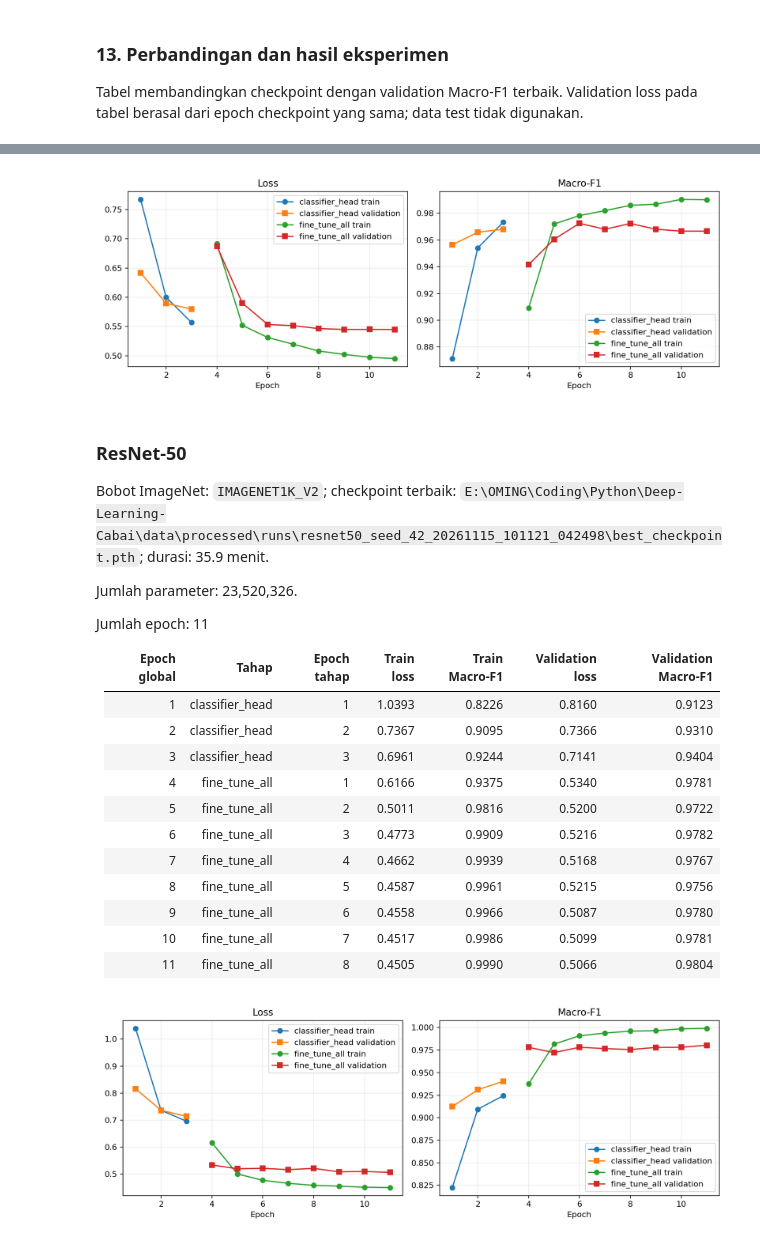
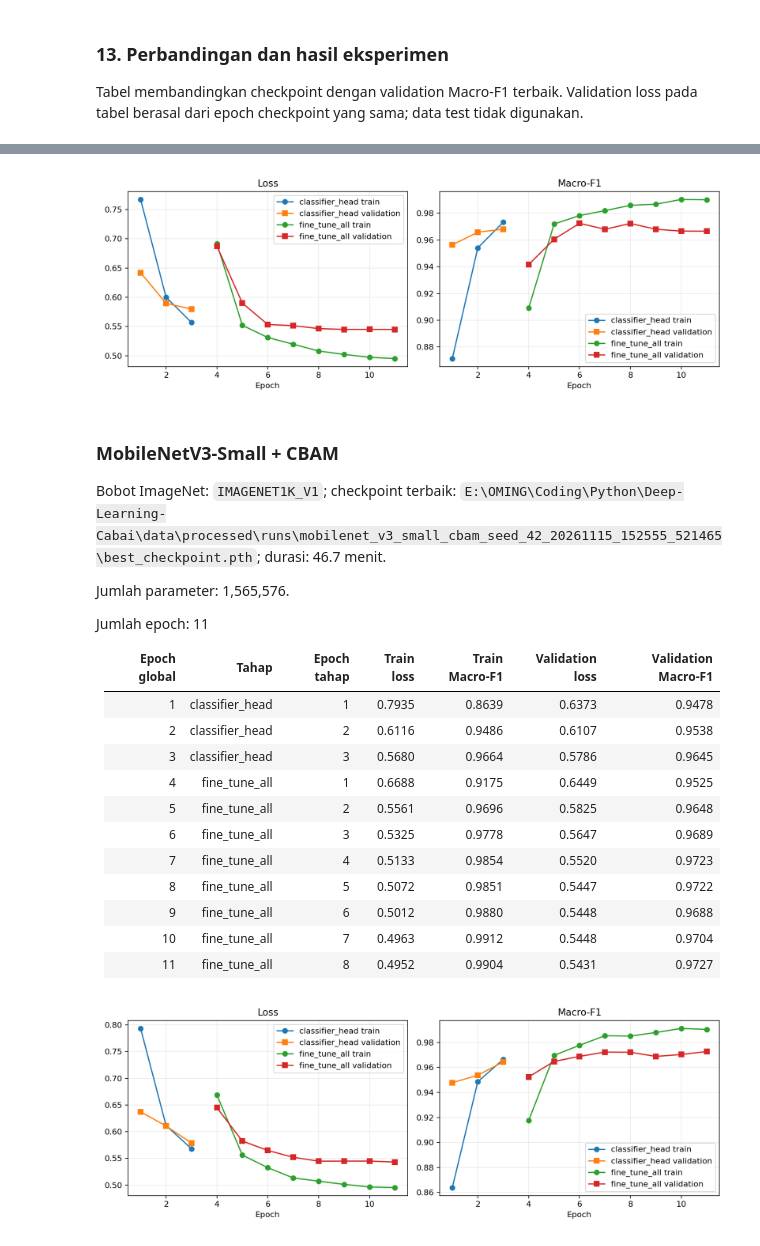
Before and after one commit to Mingoming/Deep-Learning-Cabai, a Jupyter notebook: Klasifikasi_Daun_Cabai.ipynb, the cells around one changed output, grey strips where cells are left out. Saved outputs shown, nothing was run; the diff lists cells and outputs as text; code cells hidden in the pictures.

```diff
--- a/Klasifikasi_Daun_Cabai.ipynb
+++ b/Klasifikasi_Daun_Cabai.ipynb
@@ -133,10 +133,12 @@ Semua citra menjadi RGB 224 x 224 dan dinormalisasi memakai mean/std bobot Mobil
 # %%
 MODEL_WEIGHTS = {
     "MobileNetV3-Small": MobileNet_V3_Small_Weights.IMAGENET1K_V1,
+    "MobileNetV3-Small + CBAM": MobileNet_V3_Small_Weights.IMAGENET1K_V1,
     "ResNet-50": ResNet50_Weights.IMAGENET1K_V2,
     "EfficientNet-B0": EfficientNet_B0_Weights.IMAGENET1K_V1,
 }
 MODEL_SLUGS = {
+    "MobileNetV3-Small + CBAM": "mobilenet_v3_small_cbam",
     "ResNet-50": "resnet50",
     "EfficientNet-B0": "efficientnet_b0",
 }
@@ -317,6 +369,8 @@ def run_epoch(
         classifier = model.fc if hasattr(model, "fc") else model.classifier
         model.eval()
         classifier.train()
+        if hasattr(model, "cbam"):
+            model.cbam.train()
 
     total_loss = 0.0
     total_samples = 0
@@ -381,9 +435,17 @@ def train_model(
         for parameter in model.parameters():
             parameter.requires_grad = not freeze_features
         if freeze_features:
-            for parameter in classifier.parameters():
-                parameter.requires_grad = True
-            trainable_parameters = classifier.parameters()
+            trainable_modules = [classifier]
+            if hasattr(model, "cbam"):
+                trainable_modules.append(model.cbam)
+            for module in trainable_modules:
+                for parameter in module.parameters():
+                    parameter.requires_grad = True
+            trainable_parameters = [
+                parameter
+                for module in trainable_modules
+                for parameter in module.parameters()
+            ]
         else:
             trainable_parameters = model.parameters()
 
@@ -664,6 +837,9 @@ def latest_completed_run(model_slug):
 
 experiment_dirs = {
     "MobileNetV3-Small": RUNS_DIR / f"mobilenet_v3_small_seed_{PILOT_SEED}",
+    "MobileNetV3-Small + CBAM": latest_completed_run(
+        MODEL_SLUGS["MobileNetV3-Small + CBAM"]
+    ),
     "ResNet-50": latest_completed_run(MODEL_SLUGS["ResNet-50"]),
     "EfficientNet-B0": latest_completed_run(MODEL_SLUGS["EfficientNet-B0"]),
 }
@@ -713,7 +889,7 @@ comparison_rows.extend(
     f"{result['config']['training_duration_seconds'] / 60:.1f} |"
     for result in comparison
 )
-display(Markdown("## Perbandingan tiga model" + chr(10) * 2 + chr(10).join(comparison_rows)))
+display(Markdown("## Perbandingan empat model" + chr(10) * 2 + chr(10).join(comparison_rows)))
 
 for result in comparison:
     architecture = result["architecture"]
@@ -748,45 +925,45 @@ for result in comparison:
 | EfficientNet-B0 | 0.9801 | 0.5426 | 4,015,234 | 32.7 |
 ### MobileNetV3-Small
 
 Bobot ImageNet: `IMAGENET1K_V1`; checkpoint terbaik: `E:\OMING\Coding\Python\Deep-Learning-Cabai\data\processed\runs\mobilenet_v3_small_seed_42\best_checkpoint.pth`; durasi: 40.3 menit.
 
 Jumlah parameter: 1,524,006.
 
 Jumlah epoch: 11
 
 | Epoch global | Tahap | Epoch tahap | Train loss | Train Macro-F1 | Validation loss | Validation Macro-F1 |
 |---:|---|---:|---:|---:|---:|---:|
 | 1 | classifier_head | 1 | 0.7673 | 0.8713 | 0.6419 | 0.9564 |
 | 2 | classifier_head | 2 | 0.6001 | 0.9541 | 0.5898 | 0.9659 |
 | 3 | classifier_head | 3 | 0.5568 | 0.9733 | 0.5796 | 0.9681 |
 | 4 | fine_tune_all | 1 | 0.6917 | 0.9090 | 0.6874 | 0.9416 |
 | 5 | fine_tune_all | 2 | 0.5519 | 0.9720 | 0.5900 | 0.9606 |
 | 6 | fine_tune_all | 3 | 0.5311 | 0.9783 | 0.5534 | 0.9725 |
 | 7 | fine_tune_all | 4 | 0.5197 | 0.9820 | 0.5515 | 0.9681 |
 | 8 | fine_tune_all | 5 | 0.5081 | 0.9860 | 0.5464 | 0.9724 |
 | 9 | fine_tune_all | 6 | 0.5023 | 0.9868 | 0.5450 | 0.9681 |
 | 10 | fine_tune_all | 7 | 0.4973 | 0.9904 | 0.5450 | 0.9667 |
 | 11 | fine_tune_all | 8 | 0.4951 | 0.9901 | 0.5449 | 0.9666 |
 [figure]
-### ResNet-50
+### MobileNetV3-Small + CBAM
 
-Bobot ImageNet: `IMAGENET1K_V2`; checkpoint terbaik: `E:\OMING\Coding\Python\Deep-Learning-Cabai\data\processed\runs\resnet50_seed_42_20261115_101121_042498\best_checkpoint.pth`; durasi: 35.9 menit.
+Bobot ImageNet: `IMAGENET1K_V1`; checkpoint terbaik: `E:\OMING\Coding\Python\Deep-Learning-Cabai\data\processed\runs\mobilenet_v3_small_cbam_seed_42_20261115_152555_521465\best_checkpoint.pth`; durasi: 46.7 menit.
 
-Jumlah parameter: 23,520,326.
+Jumlah parameter: 1,565,576.
 
 Jumlah epoch: 11
 
 | Epoch global | Tahap | Epoch tahap | Train loss | Train Macro-F1 | Validation loss | Validation Macro-F1 |
 |---:|---|---:|---:|---:|---:|---:|
-| 1 | classifier_head | 1 | 1.0393 | 0.8226 | 0.8160 | 0.9123 |
-| 2 | classifier_head | 2 | 0.7367 | 0.9095 | 0.7366 | 0.9310 |
-| 3 | classifier_head | 3 | 0.6961 | 0.9244 | 0.7141 | 0.9404 |
-| 4 | fine_tune_all | 1 | 0.6166 | 0.9375 | 0.5340 | 0.9781 |
-| 5 | fine_tune_all | 2 | 0.5011 | 0.9816 | 0.5200 | 0.9722 |
-| 6 | fine_tune_all | 3 | 0.4773 | 0.9909 | 0.5216 | 0.9782 |
-| 7 | fine_tune_all | 4 | 0.4662 | 0.9939 | 0.5168 | 0.9767 |
-| 8 | fine_tune_all | 5 | 0.4587 | 0.9961 | 0.5215 | 0.9756 |
-| 9 | fine_tune_all | 6 | 0.4558 | 0.9966 | 0.5087 | 0.9780 |
-| 10 | fine_tune_all | 7 | 0.4517 | 0.9986 | 0.5099 | 0.9781 |
-| 11 | fine_tune_all | 8 | 0.4505 | 0.9990 | 0.5066 | 0.9804 |
+| 1 | classifier_head | 1 | 0.7935 | 0.8639 | 0.6373 | 0.9478 |
+| 2 | classifier_head | 2 | 0.6116 | 0.9486 | 0.6107 | 0.9538 |
+| 3 | classifier_head | 3 | 0.5680 | 0.9664 | 0.5786 | 0.9645 |
+| 4 | fine_tune_all | 1 | 0.6688 | 0.9175 | 0.6449 | 0.9525 |
+| 5 | fine_tune_all | 2 | 0.5561 | 0.9696 | 0.5825 | 0.9648 |
+| 6 | fine_tune_all | 3 | 0.5325 | 0.9778 | 0.5647 | 0.9689 |
+| 7 | fine_tune_all | 4 | 0.5133 | 0.9854 | 0.5520 | 0.9723 |
+| 8 | fine_tune_all | 5 | 0.5072 | 0.9851 | 0.5447 | 0.9722 |
+| 9 | fine_tune_all | 6 | 0.5012 | 0.9880 | 0.5448 | 0.9688 |
+| 10 | fine_tune_all | 7 | 0.4963 | 0.9912 | 0.5448 | 0.9704 |
+| 11 | fine_tune_all | 8 | 0.4952 | 0.9904 | 0.5431 | 0.9727 |
-[figure, old version]
+[figure, new version]
```
Also changed, not shown: parts of 8 cells of this notebook, 4 other files.
